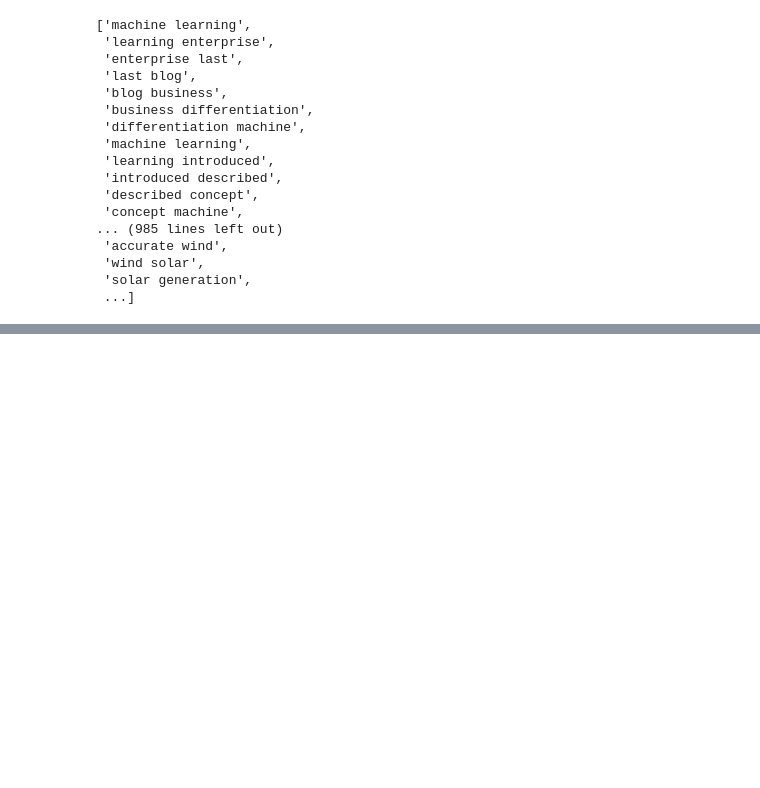
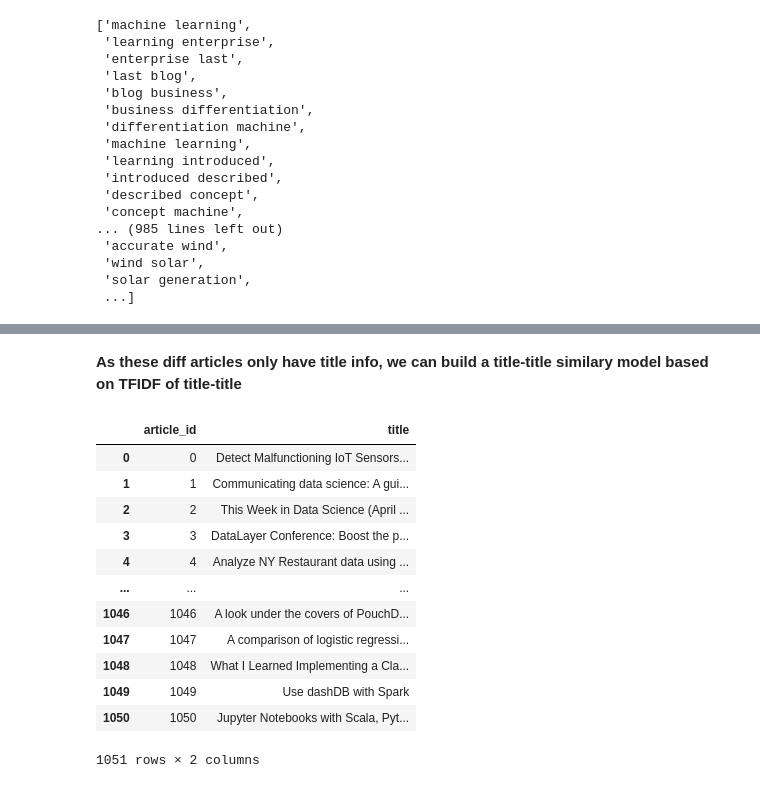
Before and after one commit to gilzero/project_recommendations_ibm, a Jupyter notebook: recommendations_ibm.ipynb, the cells around one changed output, grey strips where cells are left out. Cells and saved outputs as stored; diff of their text form; code cells hidden in the pictures; blank space fills up the shorter version.

```diff
--- a/recommendations_ibm.ipynb
+++ b/recommendations_ibm.ipynb
@@ -1444,0 +1607,24 @@ array(['apache software', 'apache spark', 'open source',
+# %% [markdown]
+**As these diff articles only have title info, we can build a title-title similary model based on TFIDF of title-title**
+# %%
+df_content_titles_subset = df_content[['article_id', 'doc_full_name']]
+
+df_content_titles_subset.columns = [['article_id', 'title']]
+
+df_content_titles_subset.index = df_content_titles_subset['article_id'].values.flatten()
+
+df_content_titles_subset
+# %% [output]
+|  | article_id | title |
+| 0 | 0 | Detect Malfunctioning IoT Sensors... |
+| 1 | 1 | Communicating data science: A gui... |
+| 2 | 2 | This Week in Data Science (April ... |
+| 3 | 3 | DataLayer Conference: Boost the p... |
+| 4 | 4 | Analyze NY Restaurant data using ... |
+| ... | ... | ... |
+| 1046 | 1046 | A look under the covers of PouchD... |
+| 1047 | 1047 | A comparison of logistic regressi... |
+| 1048 | 1048 | What I Learned Implementing a Cla... |
+| 1049 | 1049 | Use dashDB with Spark |
+| 1050 | 1050 | Jupyter Notebooks with Scala, Pyt... |
+1051 rows × 2 columns
```
Also changed, not shown: parts of 35 cells of this notebook.
